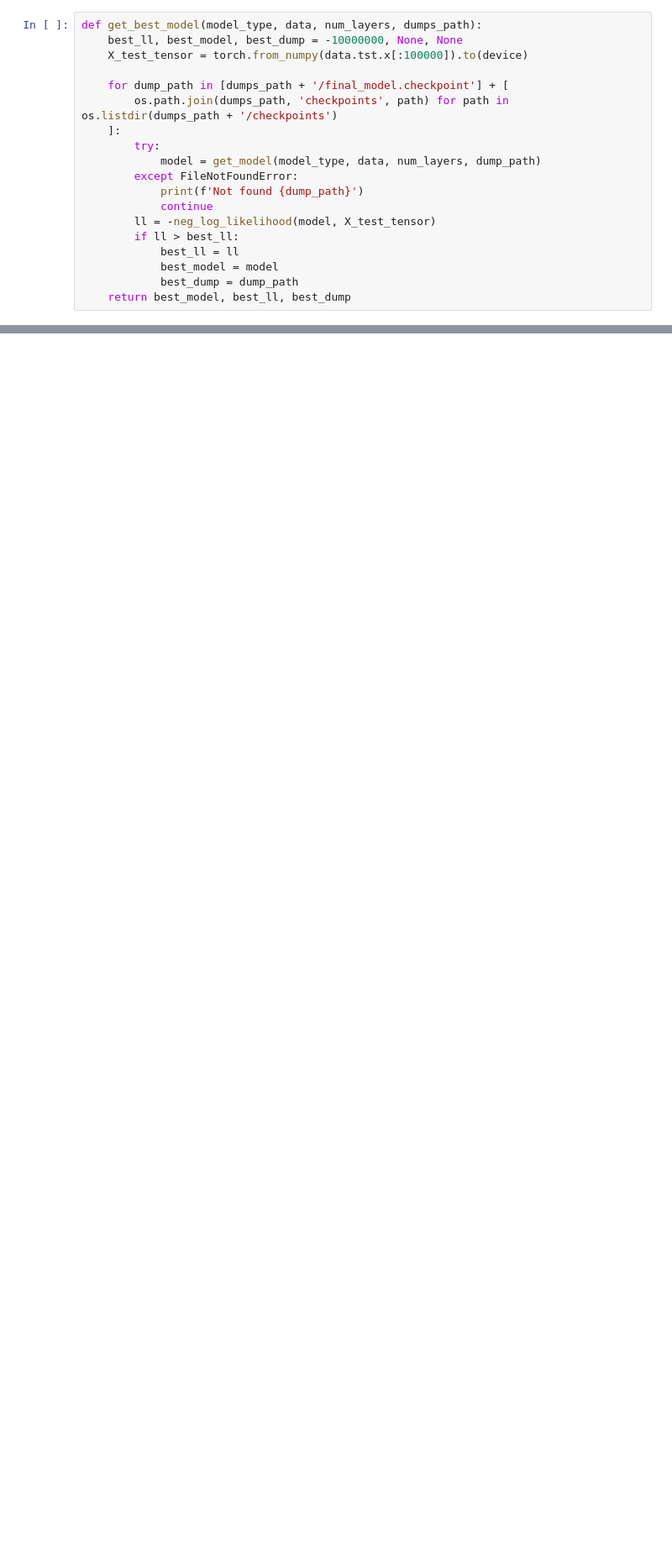
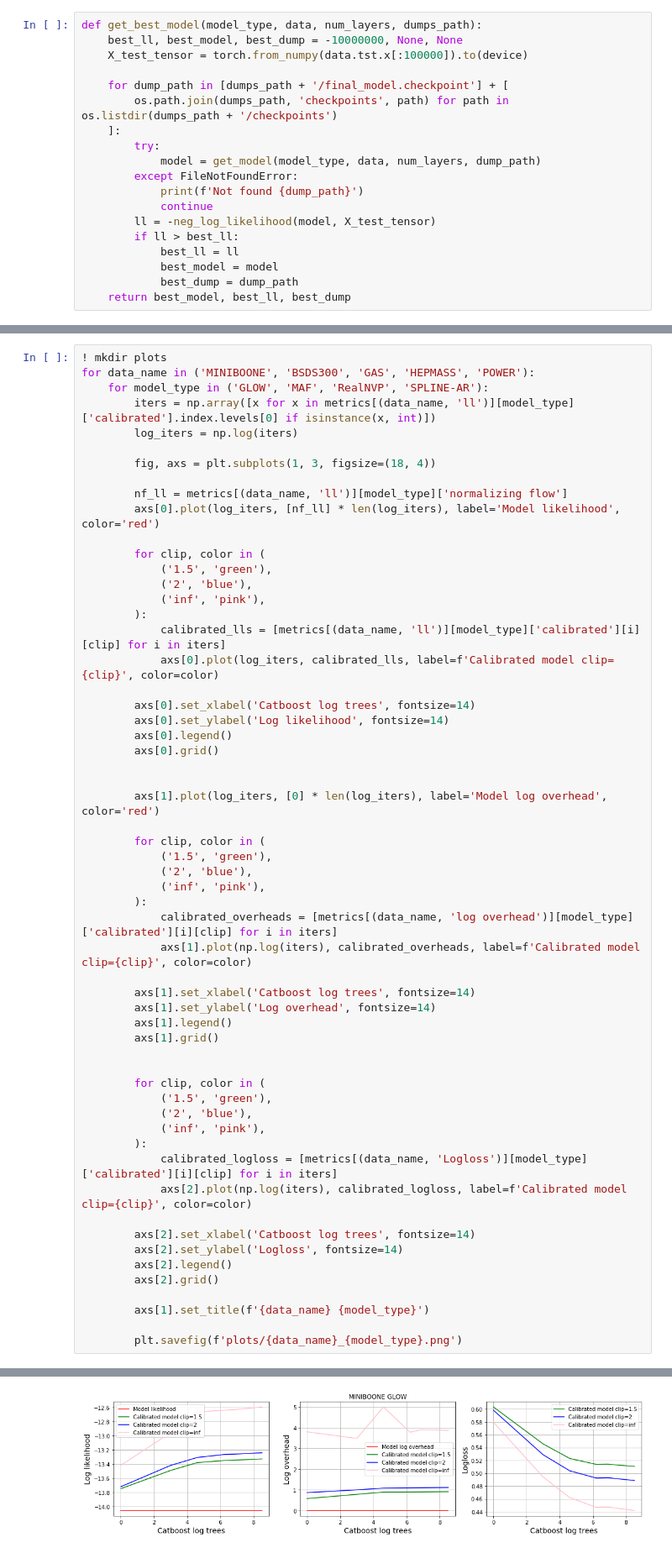
Before and after one commit to MaximArtemev/NFCalib, a Jupyter notebook: notebooks/metrics_table.ipynb, the cells around one changed output, grey strips where cells are left out. Shown at 84% size. Saved outputs shown, nothing was run; the diff lists cells and outputs as text; blank space fills up the shorter version.

```diff
--- a/notebooks/metrics_table.ipynb
+++ b/notebooks/metrics_table.ipynb
@@ -262,0 +387,59 @@ metrics
+# %%
+! mkdir plots
+for data_name in ('MINIBOONE', 'BSDS300', 'GAS', 'HEPMASS', 'POWER'):
+    for model_type in ('GLOW', 'MAF', 'RealNVP', 'SPLINE-AR'):
+        iters = np.array([x for x in metrics[(data_name, 'll')][model_type]['calibrated'].index.levels[0] if isinstance(x, int)])
+        log_iters = np.log(iters)
+
+        fig, axs = plt.subplots(1, 3, figsize=(18, 4))
+
+        nf_ll = metrics[(data_name, 'll')][model_type]['normalizing flow']
+        axs[0].plot(log_iters, [nf_ll] * len(log_iters), label='Model likelihood', color='red')
+
+        for clip, color in (
+            ('1.5', 'green'),
+            ('2', 'blue'),
+            ('inf', 'pink'),
+        ):
+            calibrated_lls = [metrics[(data_name, 'll')][model_type]['calibrated'][i][clip] for i in iters]
+            axs[0].plot(log_iters, calibrated_lls, label=f'Calibrated model clip={clip}', color=color)
+
+        axs[0].set_xlabel('Catboost log trees', fontsize=14)
+        axs[0].set_ylabel('Log likelihood', fontsize=14)
+        axs[0].legend()
+        axs[0].grid()
+
+
+        axs[1].plot(log_iters, [0] * len(log_iters), label='Model log overhead', color='red')
+
+        for clip, color in (
+            ('1.5', 'green'),
+            ('2', 'blue'),
+            ('inf', 'pink'),
+        ):
+            calibrated_overheads = [metrics[(data_name, 'log overhead')][model_type]['calibrated'][i][clip] for i in iters]
+            axs[1].plot(np.log(iters), calibrated_overheads, label=f'Calibrated model clip={clip}', color=color)
+
+        axs[1].set_xlabel('Catboost log trees', fontsize=14)
+        axs[1].set_ylabel('Log overhead', fontsize=14)
+        axs[1].legend()
+        axs[1].grid()
+
+
+        for clip, color in (
+            ('1.5', 'green'),
+            ('2', 'blue'),
+            ('inf', 'pink'),
+        ):
+            calibrated_logloss = [metrics[(data_name, 'Logloss')][model_type]['calibrated'][i][clip] for i in iters]
+            axs[2].plot(np.log(iters), calibrated_logloss, label=f'Calibrated model clip={clip}', color=color)
+
+        axs[2].set_xlabel('Catboost log trees', fontsize=14)
+        axs[2].set_ylabel('Logloss', fontsize=14)
+        axs[2].legend()
+        axs[2].grid()
+
+        axs[1].set_title(f'{data_name} {model_type}')
+
+        plt.savefig(f'plots/{data_name}_{model_type}.png')
+# %% [output]
@@ -262,0 +447 @@ metrics
+[figure, added]
```
Also changed, not shown: parts of 11 cells of this notebook, 1 other file.
